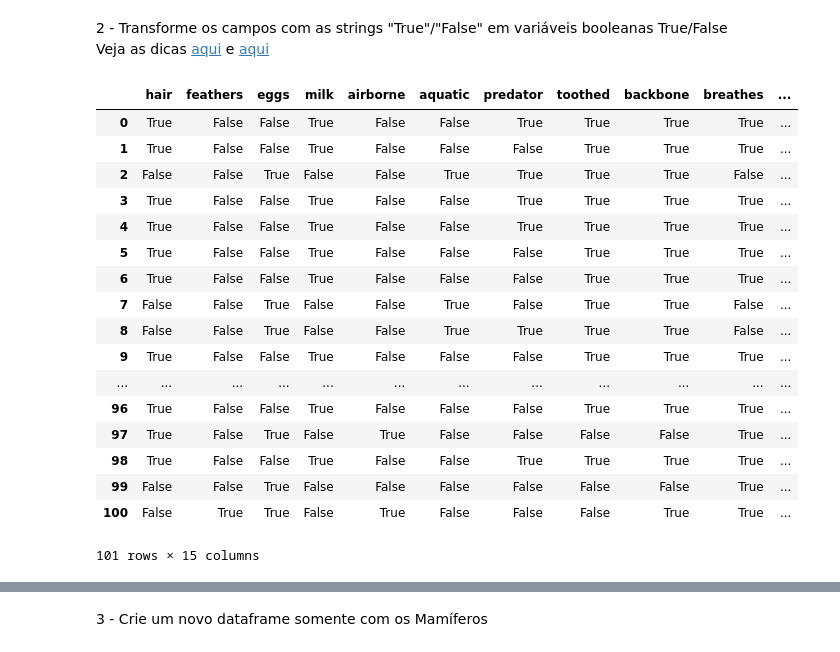
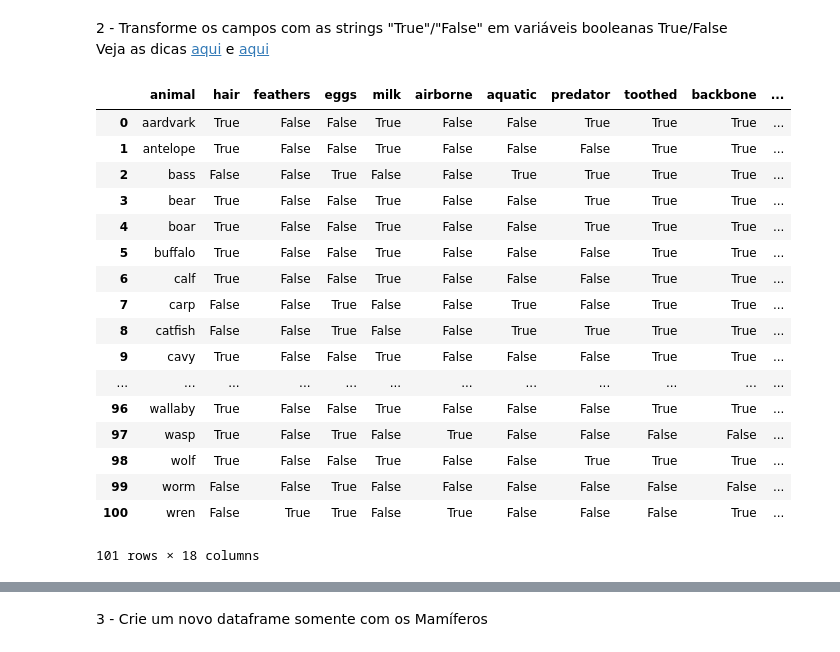
Before and after one commit to vitmesquita/FGV_Programming_Languages, a Jupyter notebook: Python/Exercicios/Exercicios_Revisao_A2-Copy1.ipynb, the cells around one changed output, grey strips where cells are left out. Cells and saved outputs as stored; diff of their text form; code cells hidden in the pictures.

```diff
--- a/Python/Exercicios/Exercicios_Revisao_A2-Copy1.ipynb
+++ b/Python/Exercicios/Exercicios_Revisao_A2-Copy1.ipynb
@@ -58,30 +59,30 @@ Name: animal, Length: 101, dtype: object
 # %% [markdown]
 2 - Transforme os campos com as strings "True"/"False" em variáveis booleanas True/False
 Veja as dicas [aqui](https://pandas.pydata.org/pandas-docs/stable/generated/pandas.DataFrame.apply.html) e [aqui](https://stackoverflow.com/questions/49259580/replace-values-in-a-pandas-series-via-dictionary-efficiently)
+# %%
+newone=df_zoo
+newone
+# %% [output]
+|  | animal | hair | feathers | eggs | milk | airborne | aquatic | predator | toothed | backbone | ... |
+| 0 | aardvark | True | False | False | True | False | False | True | True | True | ... |
+| 1 | antelope | True | False | False | True | False | False | False | True | True | ... |
+| 2 | bass | False | False | True | False | False | True | True | True | True | ... |
+| 3 | bear | True | False | False | True | False | False | True | True | True | ... |
+| 4 | boar | True | False | False | True | False | False | True | True | True | ... |
+| 5 | buffalo | True | False | False | True | False | False | False | True | True | ... |
+| 6 | calf | True | False | False | True | False | False | False | True | True | ... |
+| 7 | carp | False | False | True | False | False | True | False | True | True | ... |
+| 8 | catfish | False | False | True | False | False | True | True | True | True | ... |
+| 9 | cavy | True | False | False | True | False | False | False | True | True | ... |
+| ... | ... | ... | ... | ... | ... | ... | ... | ... | ... | ... | ... |
+| 96 | wallaby | True | False | False | True | False | False | False | True | True | ... |
+| 97 | wasp | True | False | True | False | True | False | False | False | False | ... |
+| 98 | wolf | True | False | False | True | False | False | True | True | True | ... |
+| 99 | worm | False | False | True | False | False | False | False | False | False | ... |
+| 100 | wren | False | True | True | False | True | False | False | False | True | ... |
+101 rows × 18 columns
 # %%
 del newone['type']
-# %%
-newone=pd_zoo
-newone
-# %% [output]
-|  | hair | feathers | eggs | milk | airborne | aquatic | predator | toothed | backbone | breathes | ... |
-| 0 | True | False | False | True | False | False | True | True | True | True | ... |
-| 1 | True | False | False | True | False | False | False | True | True | True | ... |
-| 2 | False | False | True | False | False | True | True | True | True | False | ... |
-| 3 | True | False | False | True | False | False | True | True | True | True | ... |
-| 4 | True | False | False | True | False | False | True | True | True | True | ... |
-| 5 | True | False | False | True | False | False | False | True | True | True | ... |
-| 6 | True | False | False | True | False | False | False | True | True | True | ... |
-| 7 | False | False | True | False | False | True | False | True | True | False | ... |
-| 8 | False | False | True | False | False | True | True | True | True | False | ... |
-| 9 | True | False | False | True | False | False | False | True | True | True | ... |
-| ... | ... | ... | ... | ... | ... | ... | ... | ... | ... | ... | ... |
-| 96 | True | False | False | True | False | False | False | True | True | True | ... |
-| 97 | True | False | True | False | True | False | False | False | False | True | ... |
-| 98 | True | False | False | True | False | False | True | True | True | True | ... |
-| 99 | False | False | True | False | False | False | False | False | False | True | ... |
-| 100 | False | True | True | False | True | False | False | False | True | True | ... |
-101 rows × 15 columns
 # %%
 newone.applymap(lambda x: True if x == True else False)
 # %% [output]
```
Also changed, not shown: parts of 77 cells of this notebook, 9 other files.
